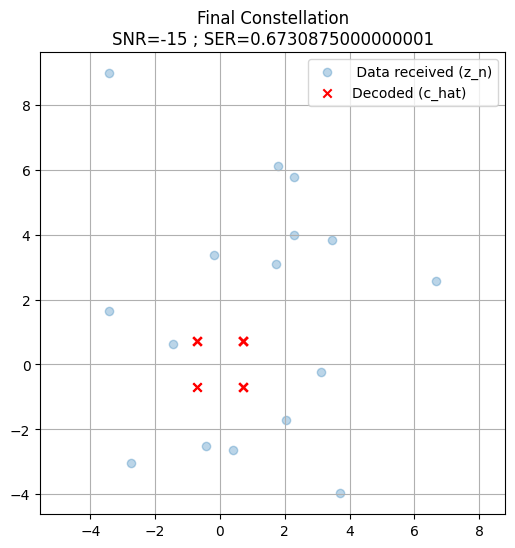
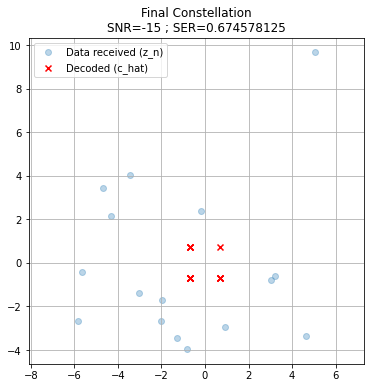
Unified diff of the notebook cell whose output changed from the first chart to the second:
--- before
+++ after
@@ -5,5 +5,5 @@
     return 0.5-0.5*erf(x/np.sqrt(2))
 
-SNR = [-15,-8, 0, 4, 8, 12]
+SNR = [-15,-8, 0, 4, 8, 12, 14]
 StC_ratio = [0.5, 1, 2] # Sensing to Communication ratio
 sigma = []
@@ -14,5 +14,5 @@
 SER_QAM = []
 
-iteration_count = 5000
+iteration_count = 8e3
 
 for v, SNR_val in enumerate(SNR):
@@ -22,5 +22,12 @@
     data_sent = 0
     seed = 1
+
     for i in range(int(iteration_count)):
+        data = np.random.randint(0, 2, num_subcarriers*2)
+        QPSK_data = QPSK_modulation(data)
+        OFDM_signal = OFDM(QPSK_data, t=t, num=num_subcarriers, normalize=True)
+
+        isac_signal = s_nulled + OFDM_signal
+        vouras_signal = s_lin + OFDM_signal
 
         # isac through channel
@@ -78,5 +85,5 @@
     # Plot results
     plt.figure(figsize=(6, 6))
-    plt.scatter(np.real(z_n_isac), np.imag(z_n_isac), alpha=0.3, label=' Data received (z_n)')
+    plt.scatter(np.real(z_n_isac), np.imag(z_n_isac), alpha=0.3, label='Data received (z_n)')
     plt.scatter(np.real(c_hat_isac), np.imag(c_hat_isac), marker='x', color='r', label='Decoded (c_hat)')
     plt.title(f"Final Constellation\nSNR={SNR_val} ; SER={SER_val_isac}")

Commit: bits are generated every iteration